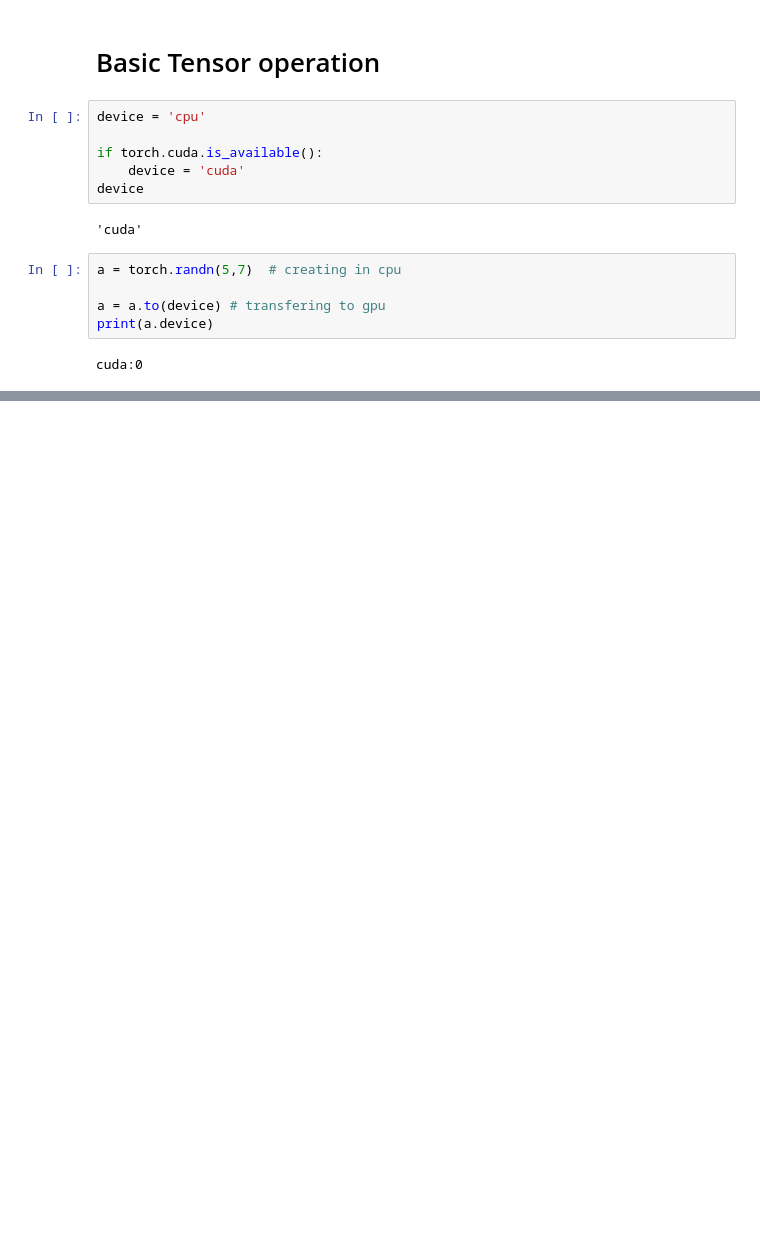
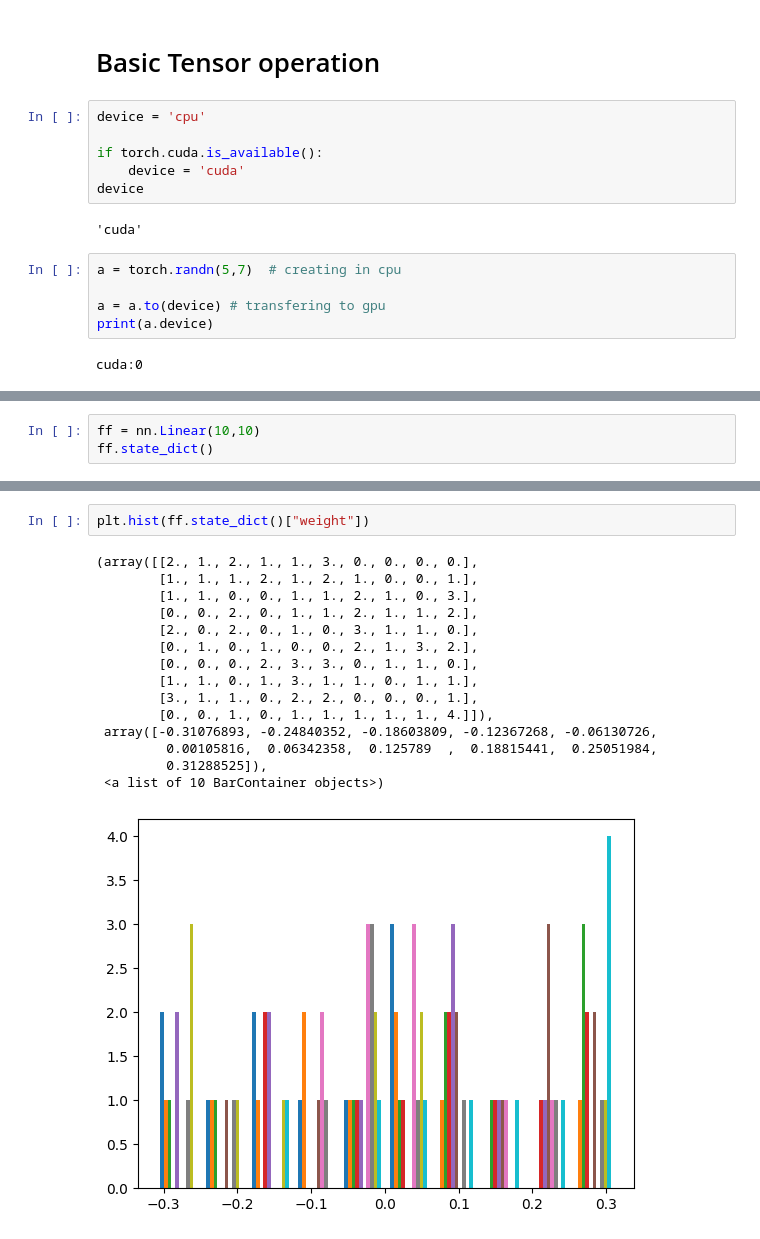
Before and after one commit to RafsanJany-44/Learn_The_Depth, a Jupyter notebook: python-torch-light-1.ipynb, the cells around one changed output, grey strips where cells are left out. Cells and saved outputs as stored; diff of their text form; blank space fills up the shorter version.

```diff
--- a/python-torch-light-1.ipynb
+++ b/python-torch-light-1.ipynb
@@ -86,0 +122,3 @@ cuda:0
+# %%
+ff = nn.Linear(10,10)
+ff.state_dict()
@@ -86,0 +143,18 @@ cuda:0
+# %%
+plt.hist(ff.state_dict()["weight"])
+# %% [output]
+(array([[2., 1., 2., 1., 1., 3., 0., 0., 0., 0.],
+        [1., 1., 1., 2., 1., 2., 1., 0., 0., 1.],
+        [1., 1., 0., 0., 1., 1., 2., 1., 0., 3.],
+        [0., 0., 2., 0., 1., 1., 2., 1., 1., 2.],
+        [2., 0., 2., 0., 1., 0., 3., 1., 1., 0.],
+        [0., 1., 0., 1., 0., 0., 2., 1., 3., 2.],
+        [0., 0., 0., 2., 3., 3., 0., 1., 1., 0.],
+        [1., 1., 0., 1., 3., 1., 1., 0., 1., 1.],
+        [3., 1., 1., 0., 2., 2., 0., 0., 0., 1.],
+        [0., 0., 1., 0., 1., 1., 1., 1., 1., 4.]]),
+ array([-0.31076893, -0.24840352, -0.18603809, -0.12367268, -0.06130726,
+         0.00105816,  0.06342358,  0.125789  ,  0.18815441,  0.25051984,
+         0.31288525]),
+ <a list of 10 BarContainer objects>)
+[figure, added]
```
Also changed, not shown: parts of 10 cells of this notebook.
